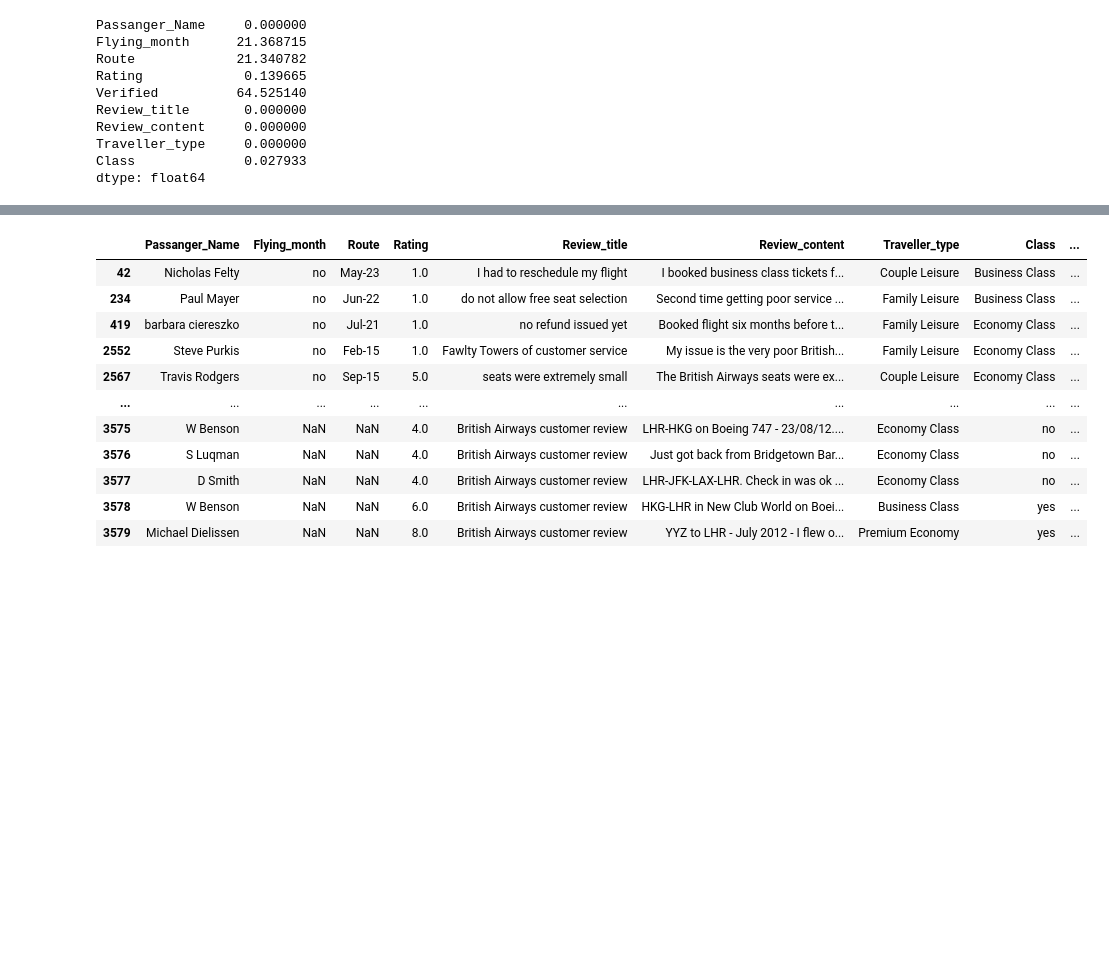
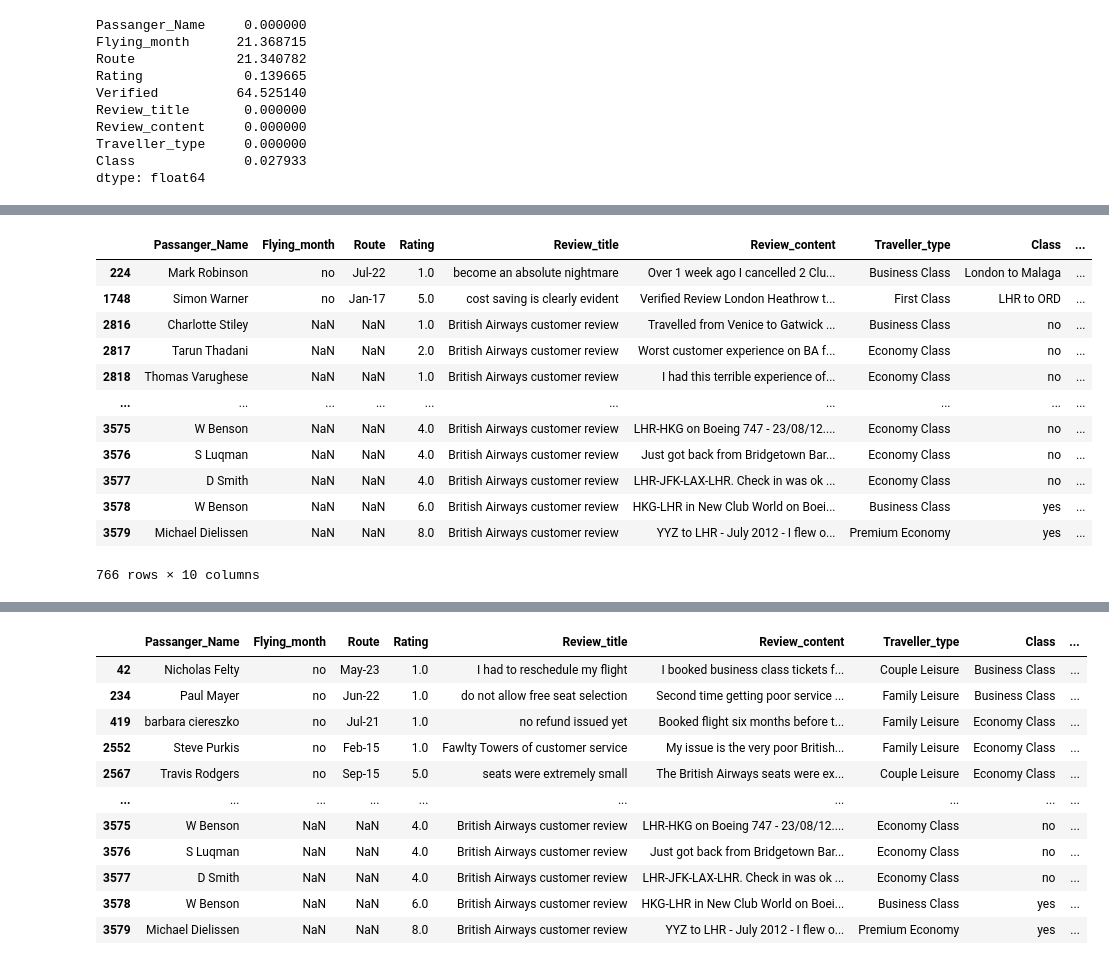
Before and after one commit to elkinbarretorojas/data_science, a Jupyter notebook: airline/airline.ipynb, the cells around one changed output, grey strips where cells are left out. Drawn from its saved outputs; the diff is of its cells as text; code cells hidden in the pictures; blank space fills up the shorter version.

```diff
--- a/airline/airline.ipynb
+++ b/airline/airline.ipynb
@@ -142,0 +155,3 @@ Name: Route, Length: 3580, dtype: object
+# %%
+#Last 2 rows, the data can be deducted from the review comment and will be assing it as Economy Class
+airline_data['Class_temporal'][(airline_data['Class_temporal'] != 'Premium Economy') & (airline_data['Class_temporal'] != 'Business Class') & (airline_data['Class_temporal'] != 'First Class') & (airline_data['Class_temporal'] != 'Economy Class')] = 'Economy Class'
@@ -142,0 +188,9 @@ Name: Route, Length: 3580, dtype: object
+# %%
+#To leave the original data fixed, we will create a new temporal parameter called "Traveller_temporal" to modify and clean
+airline_data['Traveller_temporal'] = airline_data['Traveller_type']
+# %%
+#After filter the rows to be cleaned in the "Traveller_temporal" parameter, we found there is "Traveller Type" data in the Class Parameter. We proceed to copy that data a new variable called "Traveller_in_Class"
+Traveller_in_class = airline_data['Class'][(airline_data['Traveller_temporal'] != 'Solo Leisure') & (airline_data['Traveller_temporal'] != 'Family Leisure') & (airline_data['Traveller_temporal'] != 'Business') & (airline_data['Traveller_temporal'] != 'Couple Leisure')]
+# %%
+#Then, we paste that data innto the Traveller_temporal parameter filtered
+airline_data['Traveller_temporal'][(airline_data['Traveller_temporal'] != 'Solo Leisure') & (airline_data['Traveller_temporal'] != 'Family Leisure') & (airline_data['Traveller_temporal'] != 'Business') & (airline_data['Traveller_temporal'] != 'Couple Leisure')] = Traveller_in_class
@@ -142,0 +211,17 @@ Name: Route, Length: 3580, dtype: object
+# %%
+#Looking at other parameter, the information can not be found in any of them
+airline_data[(airline_data['Traveller_temporal'] != 'Solo Leisure') & (airline_data['Traveller_temporal'] != 'Family Leisure') & (airline_data['Traveller_temporal'] != 'Business') & (airline_data['Traveller_temporal'] != 'Couple Leisure')]
+# %% [output]
+|  | Passanger_Name | Flying_month | Route | Rating | Review_title | Review_content | Traveller_type | Class | ... |
+| 224 | Mark Robinson | no | Jul-22 | 1.0 | become an absolute nightmare | Over 1 week ago I cancelled 2 Clu... | Business Class | London to Malaga | ... |
+| 1748 | Simon Warner | no | Jan-17 | 5.0 | cost saving is clearly evident | Verified Review London Heathrow t... | First Class | LHR to ORD | ... |
+| 2816 | Charlotte Stiley | NaN | NaN | 1.0 | British Airways customer review | Travelled from Venice to Gatwick ... | Business Class | no | ... |
+| 2817 | Tarun Thadani | NaN | NaN | 2.0 | British Airways customer review | Worst customer experience on BA f... | Economy Class | no | ... |
+| 2818 | Thomas Varughese | NaN | NaN | 1.0 | British Airways customer review | I had this terrible experience of... | Economy Class | no | ... |
+| ... | ... | ... | ... | ... | ... | ... | ... | ... | ... |
+| 3575 | W Benson | NaN | NaN | 4.0 | British Airways customer review | LHR-HKG on Boeing 747 - 23/08/12.... | Economy Class | no | ... |
+| 3576 | S Luqman | NaN | NaN | 4.0 | British Airways customer review | Just got back from Bridgetown Bar... | Economy Class | no | ... |
+| 3577 | D Smith | NaN | NaN | 4.0 | British Airways customer review | LHR-JFK-LAX-LHR. Check in was ok ... | Economy Class | no | ... |
+| 3578 | W Benson | NaN | NaN | 6.0 | British Airways customer review | HKG-LHR in New Club World on Boei... | Business Class | yes | ... |
+| 3579 | Michael Dielissen | NaN | NaN | 8.0 | British Airways customer review | YYZ to LHR - July 2012 - I flew o... | Premium Economy | yes | ... |
+766 rows × 10 columns
```
Also changed, not shown: parts of 70 cells of this notebook, 2 other files.
